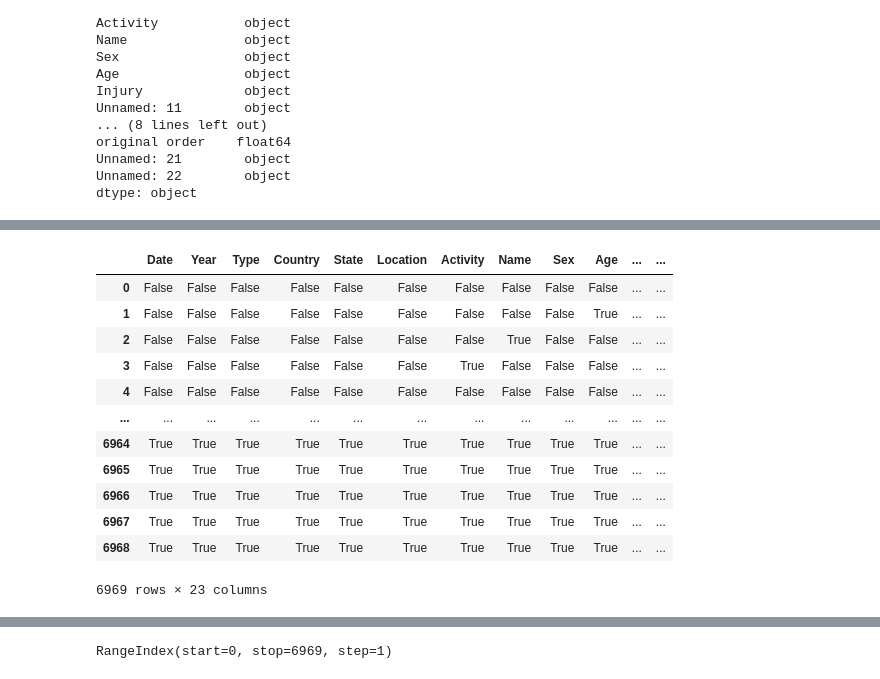
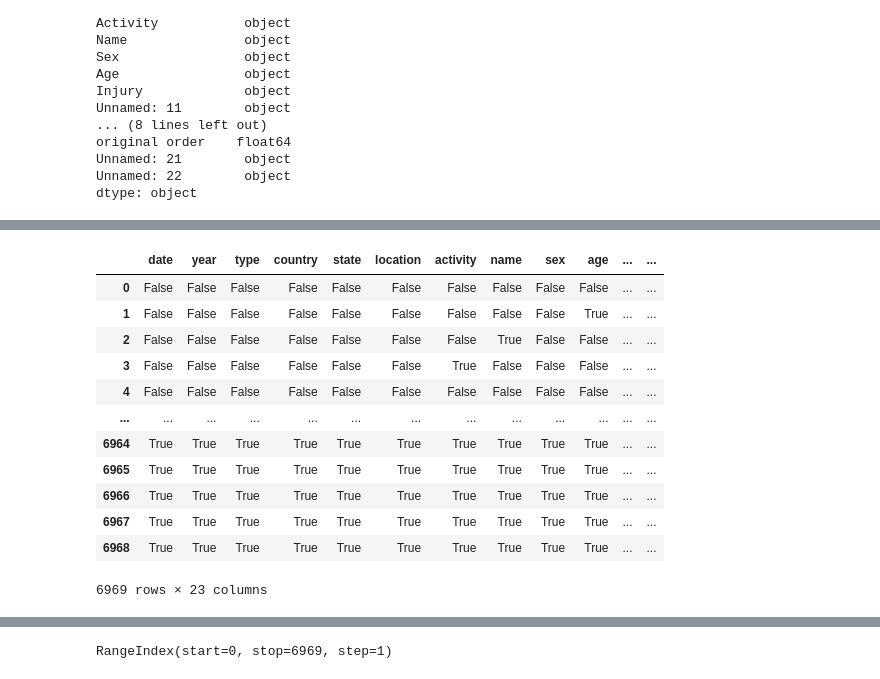
Before and after one commit to cohet3/sharkAttack_g7, a Jupyter notebook: dany_main.ipynb, the cells around one changed output, grey strips where cells are left out. Saved outputs shown, nothing was run; the diff lists cells and outputs as text; code cells hidden in the pictures.

Commit message:
prueba de limpieza de data: Danny

```diff
--- a/dany_main.ipynb
+++ b/dany_main.ipynb
@@ -23,0 +1,11 @@ df
+# %%
+#libro prueba Danny
+#Kernel conda, tener ->conda install -c anaconda xlrd
+#bussines target decidir la propuesta más sonada hasta ahora para rentabilizar la data(seguros?, climatología )
+# Empresas de equipamiento deportivo: Colaborar en el desarrollo de productos de seguridad para deportes acuáticos.
+# Marcas de ropa y accesorios: Crear líneas de productos relacionadas con el océano y la protección de los tiburones.
+# Organizaciones sin ánimo de lucro: Apoyar iniciativas de conservación marina.
+import pandas as pd
+shark_url = 'GSAF5.xls'
+shark_attack_row = pd.read_excel(shark_url)
+shark_attack_row
@@ -42,3 +44,15 @@ original order    float64
 Unnamed: 21        object
 Unnamed: 22        object
 dtype: object
+# %%
+#limpieza de nombres de columnas
+shark_attack_row.columns = shark_attack_row.columns.str.lower().str.replace(" ", "_")
+shark_attack_row.columns = shark_attack_row.columns.str.replace(":", "")
+shark_attack_row.columns = shark_attack_row.columns.str.replace(".", "")
+# # Rename columns for clarity
+# df = df.rename(columns={
+#     "st": "state"
+# })
+
+# # Print the resulting DataFrame
+shark_attack_row.head()
@@ -54,2 +76,8 @@ df.columns, df.index
        dtype='object'),
  RangeIndex(start=0, stop=6969, step=1))
+# %%
+#eliminar filas inservibles
+
+
+# Suponiendo que tu DataFrame es 'df'
+shark_attack_row = shark_attack_row.drop(columns=['unnamed_11', 'unnamed_21', 'unnamed_22', 'case_number1', 'href_formula', 'pdf'])
@@ -55,0 +91,2 @@ df.columns, df.index
+# %%
+shark_attack_row = shark_attack_row.drop(columns=['href'])
@@ -77,8 +139,8 @@ dtype: int64
 # %%
 #limpieza de null?
-df.isnull()
+shark_attack_row.isnull()
 # %% [output]
-|  | Date | Year | Type | Country | State | Location | Activity | Name | Sex | Age | ... | ... |
+|  | date | year | type | country | state | location | activity | name | sex | age | ... | ... |
 | 0 | False | False | False | False | False | False | False | False | False | False | ... | ... |
 | 1 | False | False | False | False | False | False | False | False | False | True | ... | ... |
 | 2 | False | False | False | False | False | False | False | True | False | False | ... | ... |
```
Also changed, not shown: parts of 21 cells of this notebook.
